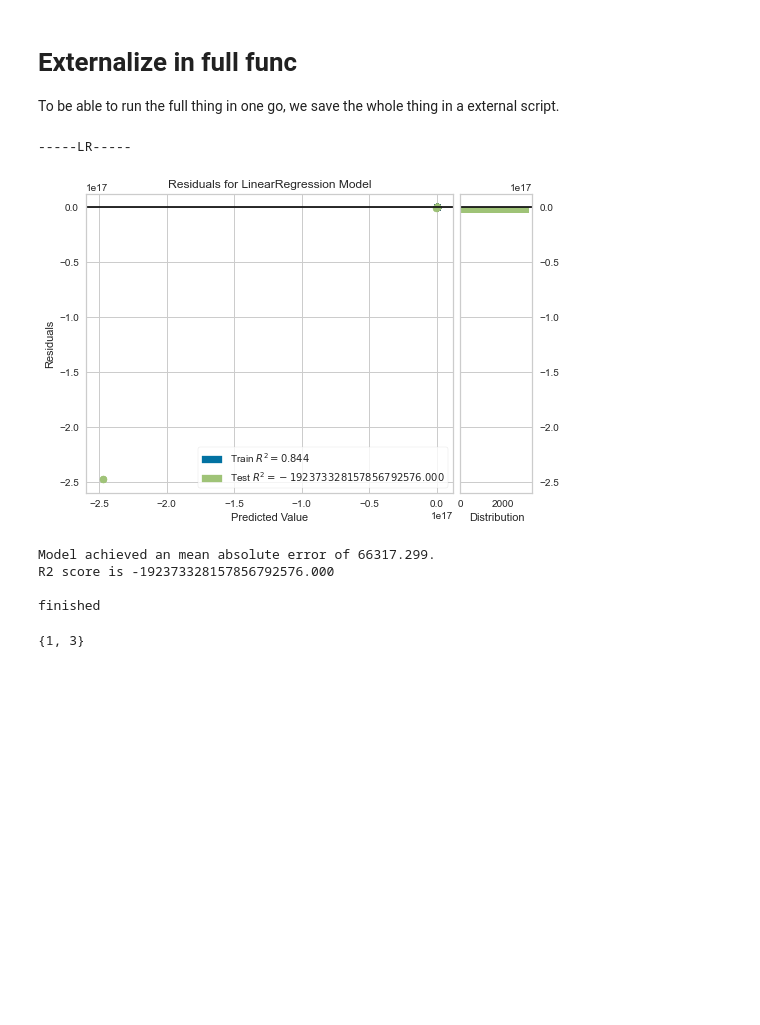
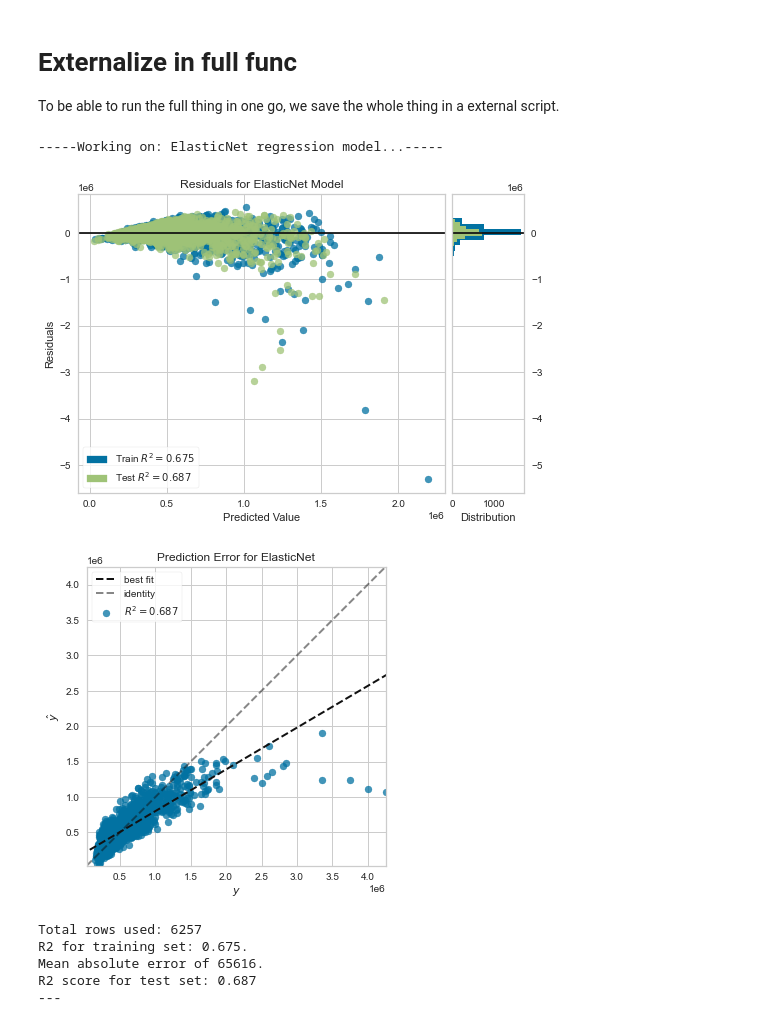
Before and after one commit to therinz/dutch-housing, a Jupyter notebook: notebooks/explore_data.ipynb, the cells around one changed output. Cells and saved outputs as stored; diff of their text form; code cells hidden in the pictures; blank space fills up the shorter version.

```diff
--- a/notebooks/explore_data.ipynb
+++ b/notebooks/explore_data.ipynb
@@ -240,24 +240,19 @@ import importlib
 importlib.import_module("modelling")
 import modelling
 # %%
-mdl = modelling.MachineLearnModel("combination.pkl")
+ML_mdl = modelling.MachineLearnModel("combination.pkl", apartment=True)
 # %%
-models = ["LR"
+models = ["EN"
           #, "DT", "RF"
          ]
 for model in models:
-    mdl.evaluate_model(model, viz=True)
-print("\nfinished")
+    ML_mdl.evaluate_model(model, viz=True, save=True)
 # %% [output]
------LR-----
+-----Working on: ElasticNet regression model...-----
-[figure, old version]
+[figure, new version]
+[figure, added]
-Model achieved an mean absolute error of 66317.299.
-R2 score is -192373328157856792576.000
-
-finished
+Total rows used: 6257
+R2 for training set: 0.675.
+Mean absolute error of 65616.
+R2 score for test set: 0.687
+---
-# %%
-a = [1, 2,3]
-b = [4, 5, 2]
-set(a).difference(b)
-# %% [output]
-{1, 3}
```
Also changed, not shown: parts of 1 cell of this notebook, 7 other files.
